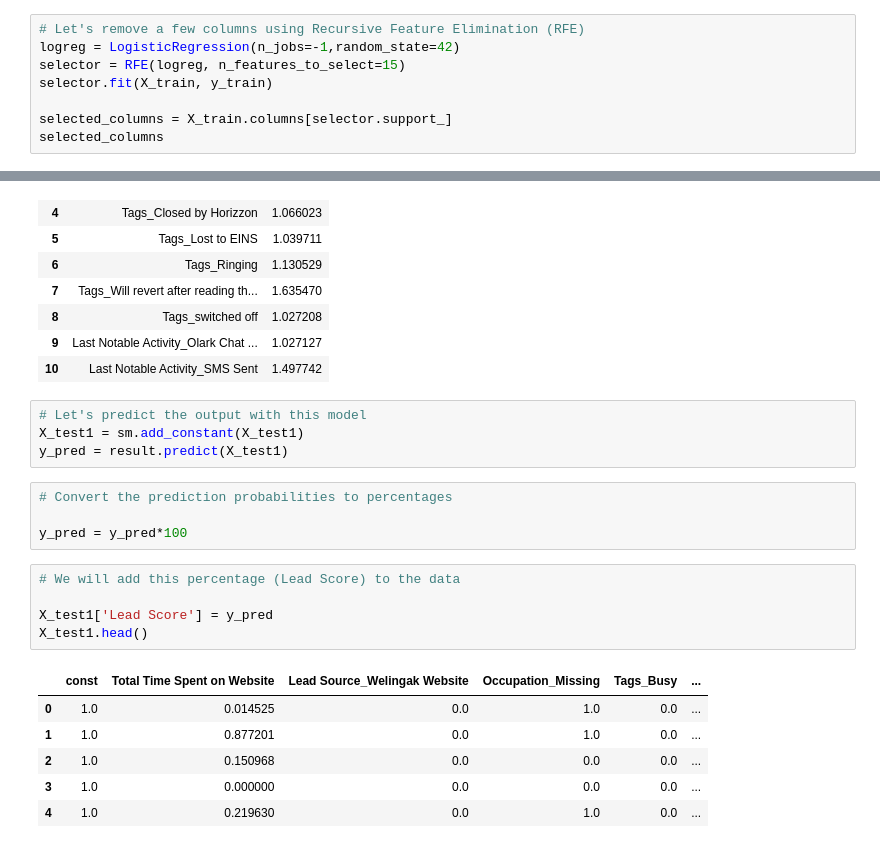
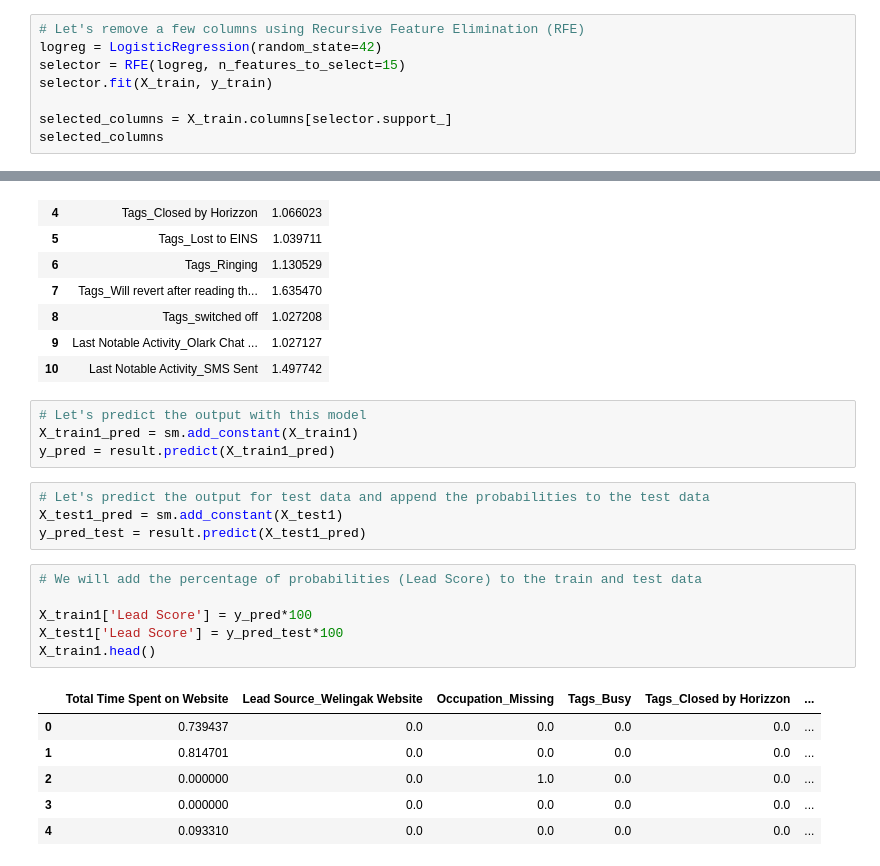
Before and after one commit to aravindpeddinti/Lead_Scoring_Case_Study, a Jupyter notebook: Assignment.ipynb, the cells around one changed output, grey strips where cells are left out. Saved outputs shown, nothing was run; the diff lists cells and outputs as text.

```diff
--- a/Assignment.ipynb
+++ b/Assignment.ipynb
@@ -812,7 +812,7 @@ print('Accuracy of logistic regression classifier on test set with all the colum
 Accuracy of logistic regression classifier on test set with all the columns: 0.93
 # %%
 # Let's remove a few columns using Recursive Feature Elimination (RFE)
-logreg = LogisticRegression(n_jobs=-1,random_state=42)
+logreg = LogisticRegression(random_state=42)
 selector = RFE(logreg, n_features_to_select=15)
 selector.fit(X_train, y_train)
 
@@ -1098,21 +1098,22 @@ vif_df
 | 10 | Last Notable Activity_SMS Sent | 1.497742 |
 # %%
 # Let's predict the output with this model
-X_test1 = sm.add_constant(X_test1)
-y_pred = result.predict(X_test1)
+X_train1_pred = sm.add_constant(X_train1)
+y_pred = result.predict(X_train1_pred)
-# %%
-# Convert the prediction probabilities to percentages
-
-y_pred = y_pred*100
+# %%
+# Let's predict the output for test data and append the probabilities to the test data
+X_test1_pred = sm.add_constant(X_test1)
+y_pred_test = result.predict(X_test1_pred)
 # %%
-# We will add this percentage (Lead Score) to the data
+# We will add the percentage of probabilities (Lead Score) to the train and test data
 
-X_test1['Lead Score'] = y_pred
-X_test1.head()
+X_train1['Lead Score'] = y_pred*100
+X_test1['Lead Score'] = y_pred_test*100
+X_train1.head()
 # %% [output]
-|  | const | Total Time Spent on Website | Lead Source_Welingak Website | Occupation_Missing | Tags_Busy | ... |
-| 0 | 1.0 | 0.014525 | 0.0 | 1.0 | 0.0 | ... |
-| 1 | 1.0 | 0.877201 | 0.0 | 1.0 | 0.0 | ... |
-| 2 | 1.0 | 0.150968 | 0.0 | 0.0 | 0.0 | ... |
-| 3 | 1.0 | 0.000000 | 0.0 | 0.0 | 0.0 | ... |
-| 4 | 1.0 | 0.219630 | 0.0 | 1.0 | 0.0 | ... |
+|  | Total Time Spent on Website | Lead Source_Welingak Website | Occupation_Missing | Tags_Busy | Tags_Closed by Horizzon | ... |
+| 0 | 0.739437 | 0.0 | 0.0 | 0.0 | 0.0 | ... |
+| 1 | 0.814701 | 0.0 | 0.0 | 0.0 | 0.0 | ... |
+| 2 | 0.000000 | 0.0 | 1.0 | 0.0 | 0.0 | ... |
+| 3 | 0.000000 | 0.0 | 0.0 | 0.0 | 0.0 | ... |
+| 4 | 0.093310 | 0.0 | 0.0 | 0.0 | 0.0 | ... |
```
Also changed, not shown: parts of 20 cells of this notebook, 7 other files.
